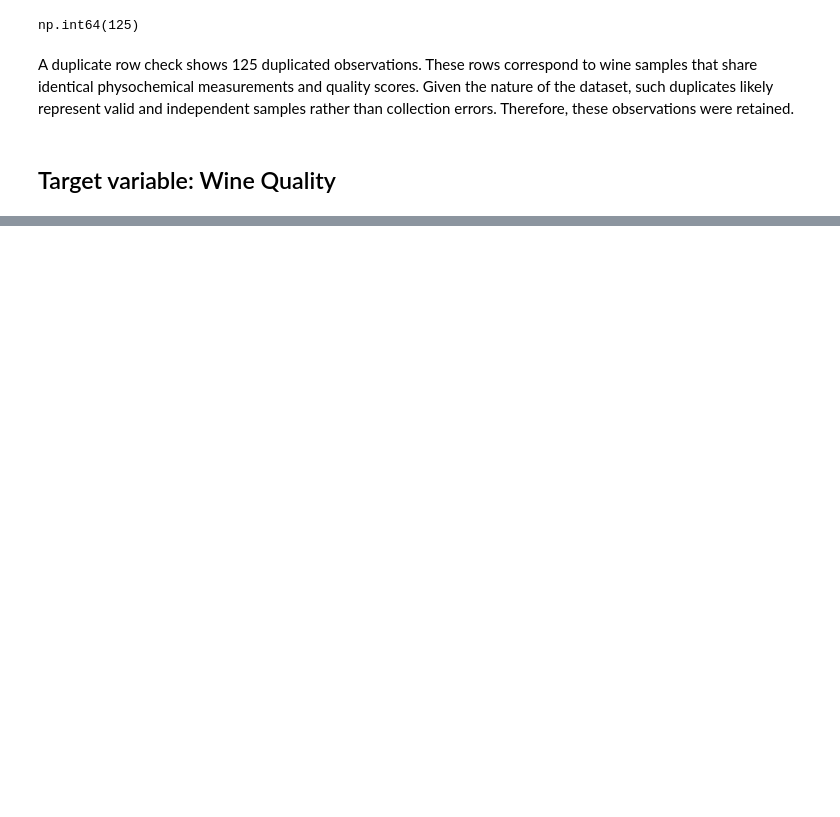
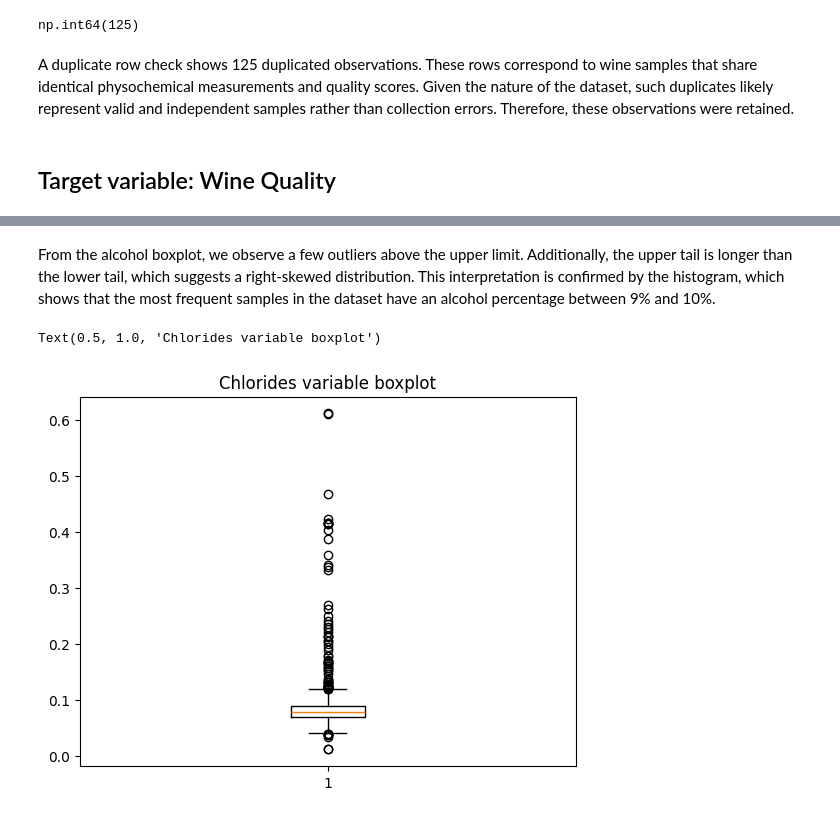
Before and after one commit to Leop-SR/Intrinsic-vs-Projected-Neighbors, a Jupyter notebook: notebooks/02_EDA_and_Scaling.ipynb, the cells around one changed output, grey strips where cells are left out. Saved outputs shown, nothing was run; the diff lists cells and outputs as text; code cells hidden in the pictures; blank space fills up the shorter version.

```diff
--- a/notebooks/02_EDA_and_Scaling.ipynb
+++ b/notebooks/02_EDA_and_Scaling.ipynb
@@ -139,0 +168,9 @@ Name: count, dtype: int64
+# %% [markdown]
+From the alcohol boxplot, we observe a few outliers above the upper limit. Additionally, the upper tail is longer than the lower tail, which suggests a right-skewed distribution. This interpretation is confirmed by the histogram, which shows that the most frequent samples in the dataset have an alcohol percentage between 9% and 10%.
+# %%
+chlorides = df['chlorides']
+plt.boxplot(chlorides)
+plt.title("Chlorides variable boxplot")
+# %% [output]
+Text(0.5, 1.0, 'Chlorides variable boxplot')
+[figure, added]
```
Also changed, not shown: parts of 20 cells of this notebook.
